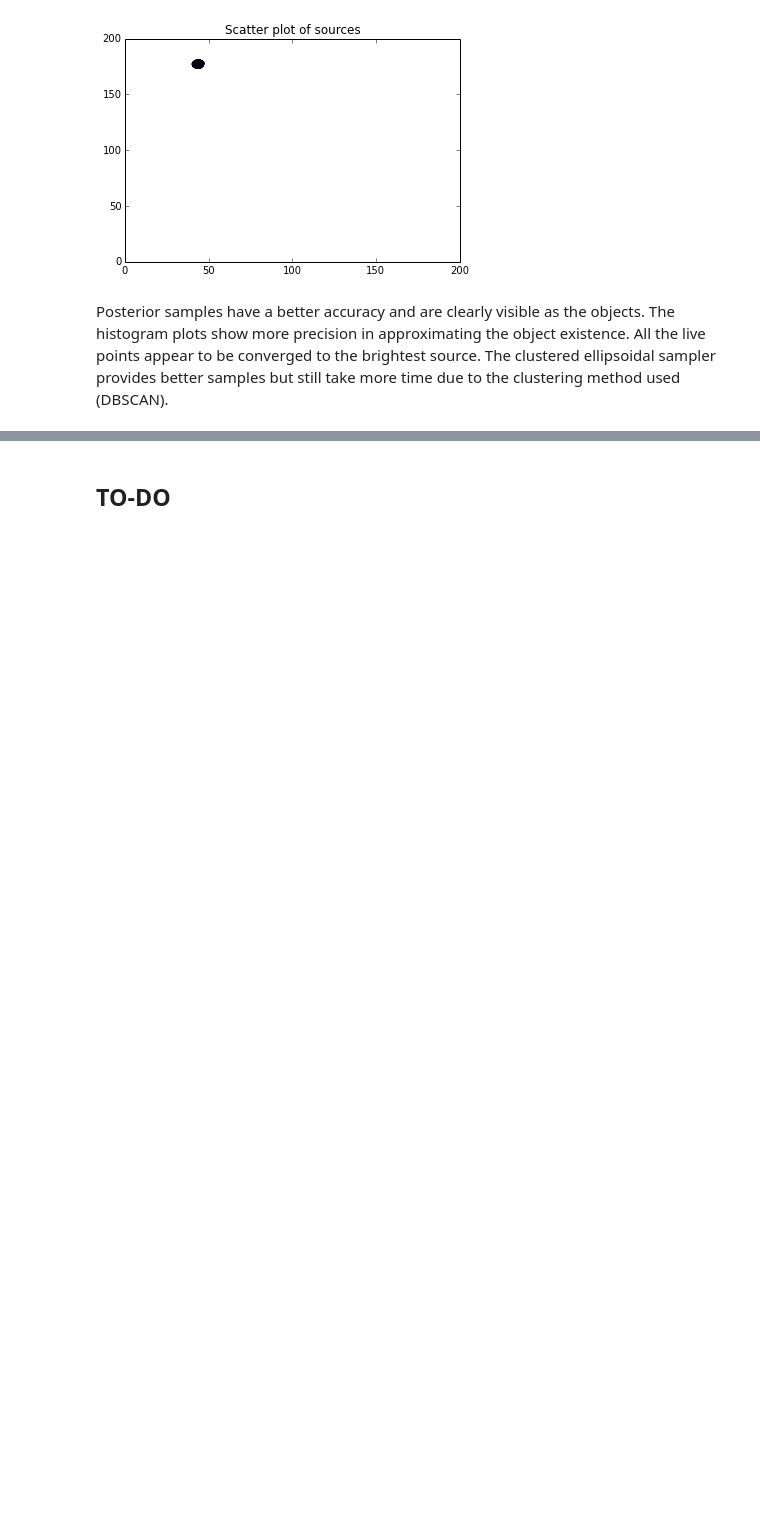
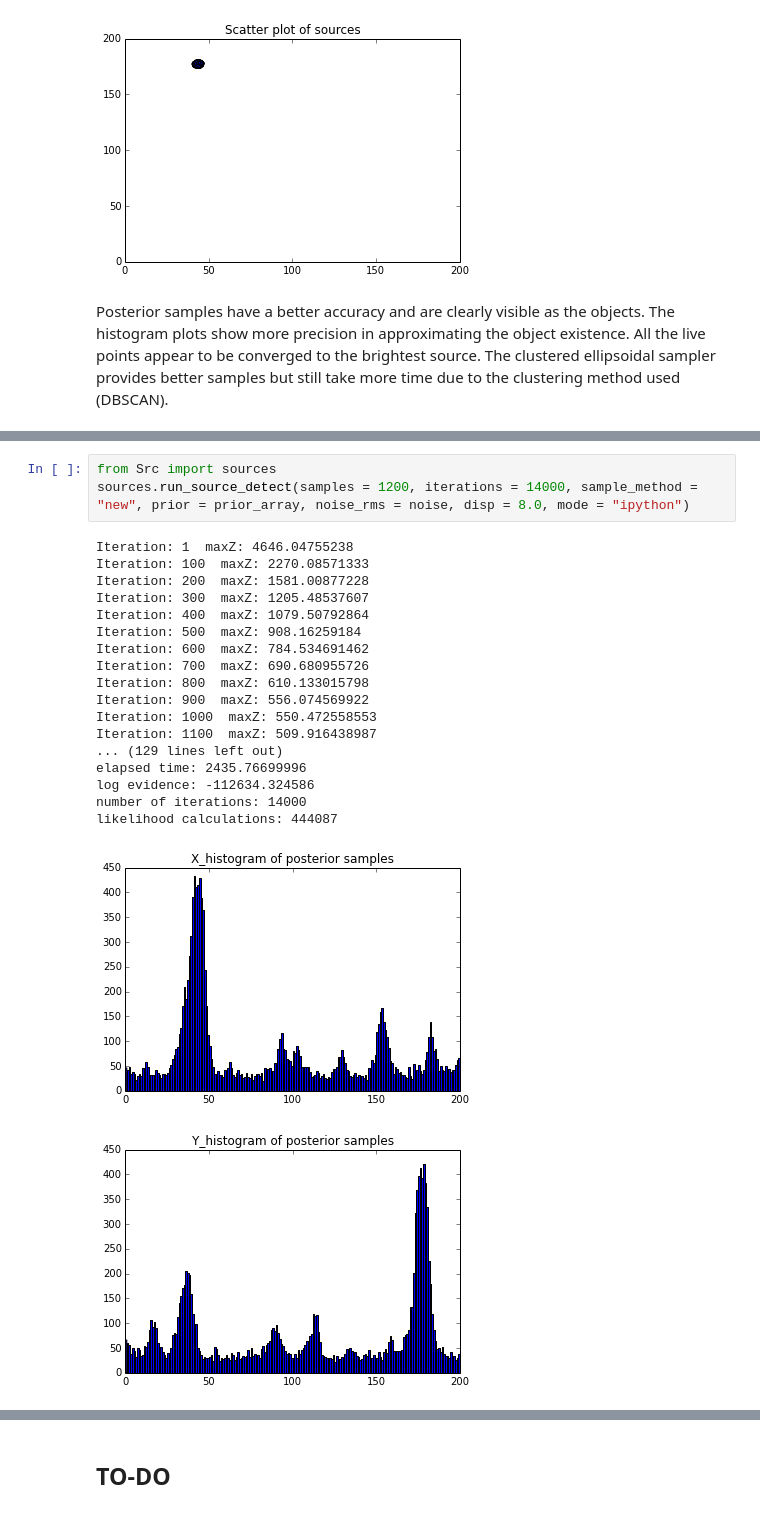
Before and after one commit to rzlee/bayes-detect, a Jupyter notebook: Bayesian_Source_Detection.ipynb, the cells around one changed output, grey strips where cells are left out. Drawn from its saved outputs; the diff is of its cells as text; blank space fills up the shorter version.

Commit message:
Updated ipython notebook method with new faster ellipsoidal method

```diff
--- a/Bayesian_Source_Detection.ipynb
+++ b/Bayesian_Source_Detection.ipynb
@@ -270,0 +275,23 @@ Posterior samples have a better accuracy and are clearly visible as the objects.
+# %%
+from Src import sources
+sources.run_source_detect(samples = 1200, iterations = 14000, sample_method = "new", prior = prior_array, noise_rms = noise, disp = 8.0, mode = "ipython")
+# %% [output]
+Iteration: 1  maxZ: 4646.04755238
+Iteration: 100  maxZ: 2270.08571333
+Iteration: 200  maxZ: 1581.00877228
+Iteration: 300  maxZ: 1205.48537607
+Iteration: 400  maxZ: 1079.50792864
+Iteration: 500  maxZ: 908.16259184
+Iteration: 600  maxZ: 784.534691462
+Iteration: 700  maxZ: 690.680955726
+Iteration: 800  maxZ: 610.133015798
+Iteration: 900  maxZ: 556.074569922
+Iteration: 1000  maxZ: 550.472558553
+Iteration: 1100  maxZ: 509.916438987
+... (129 lines left out)
+elapsed time: 2435.76699996
+log evidence: -112634.324586
+number of iterations: 14000
+likelihood calculations: 444087
+[figure, added]
+[figure, added]
```
Also changed, not shown: parts of 6 cells of this notebook, 2 other files.
